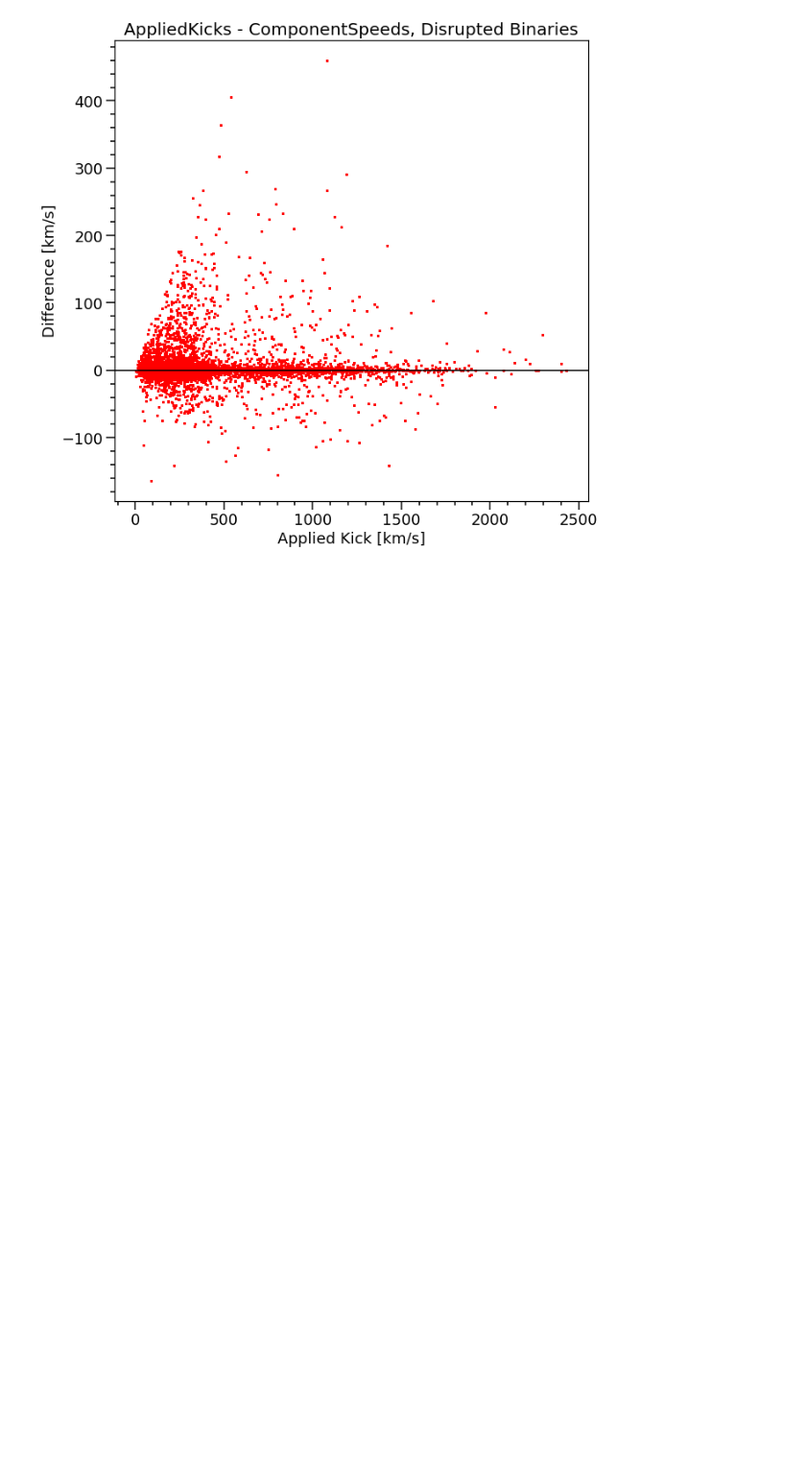
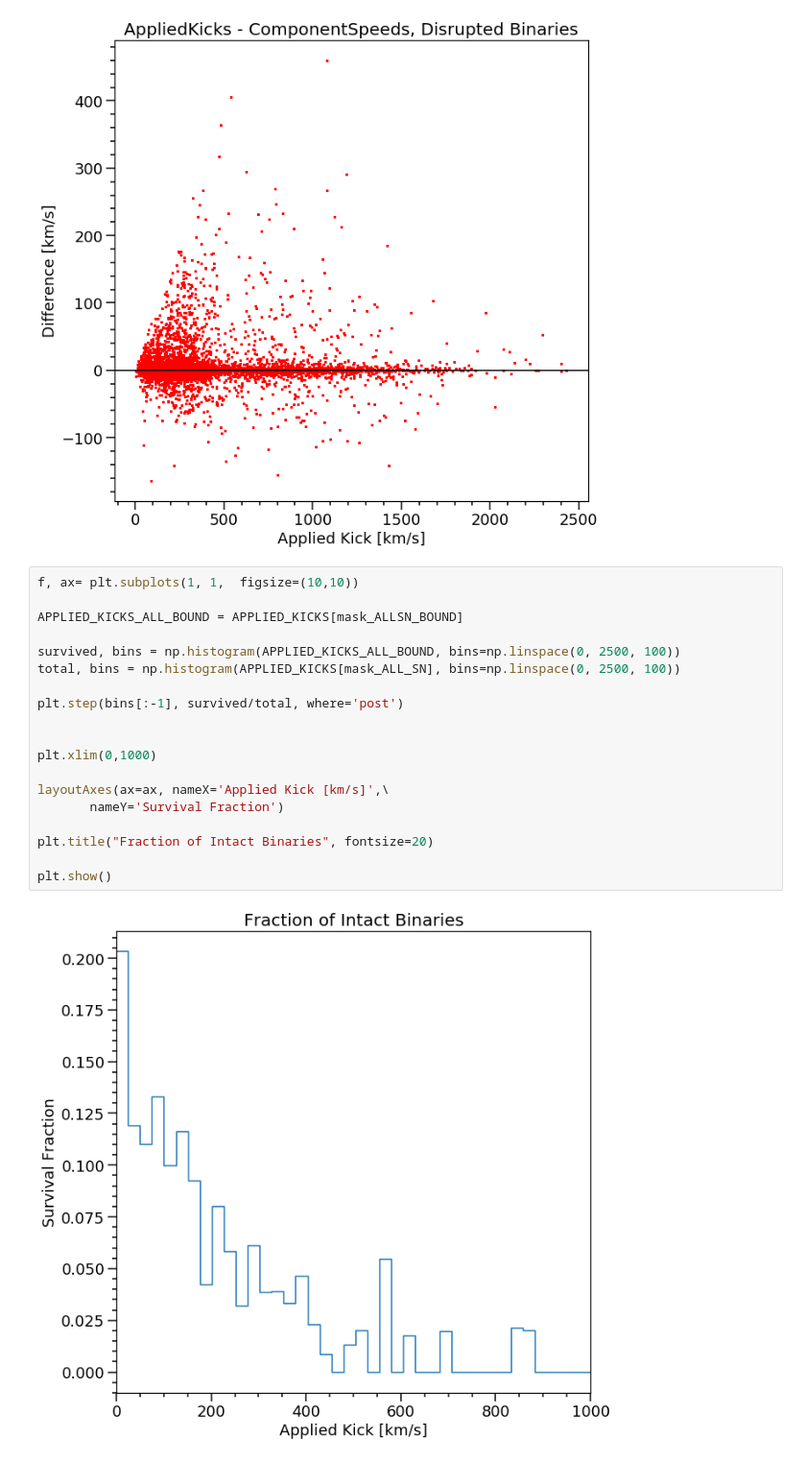
Before and after one commit to veome22/supernova_remnant_prescription, a Jupyter notebook: FRONTERA_kick_dist_plots_compas_BSE.ipynb, the cells around one changed output. Shown at 96% size. Saved outputs shown, nothing was run; the diff lists cells and outputs as text; blank space fills up the shorter version.

```diff
--- a/FRONTERA_kick_dist_plots_compas_BSE.ipynb
+++ b/FRONTERA_kick_dist_plots_compas_BSE.ipynb
@@ -683,3 +684,24 @@ plt.title("AppliedKicks - ComponentSpeeds, Disrupted Binaries", fontsize=20)
 plt.show()
 # %% [output]
 [figure]
+# %%
+f, ax= plt.subplots(1, 1,  figsize=(10,10))
+
+APPLIED_KICKS_ALL_BOUND = APPLIED_KICKS[mask_ALLSN_BOUND]
+
+survived, bins = np.histogram(APPLIED_KICKS_ALL_BOUND, bins=np.linspace(0, 2500, 100))
+total, bins = np.histogram(APPLIED_KICKS[mask_ALL_SN], bins=np.linspace(0, 2500, 100))
+
+plt.step(bins[:-1], survived/total, where='post')
+
+
+plt.xlim(0,1000)
+
+layoutAxes(ax=ax, nameX='Applied Kick [km/s]',\
+       nameY='Survival Fraction')
+
+plt.title("Fraction of Intact Binaries", fontsize=20)
+
+plt.show()
+# %% [output]
+[figure, added]
```
Also changed, not shown: parts of 5 cells of this notebook.
